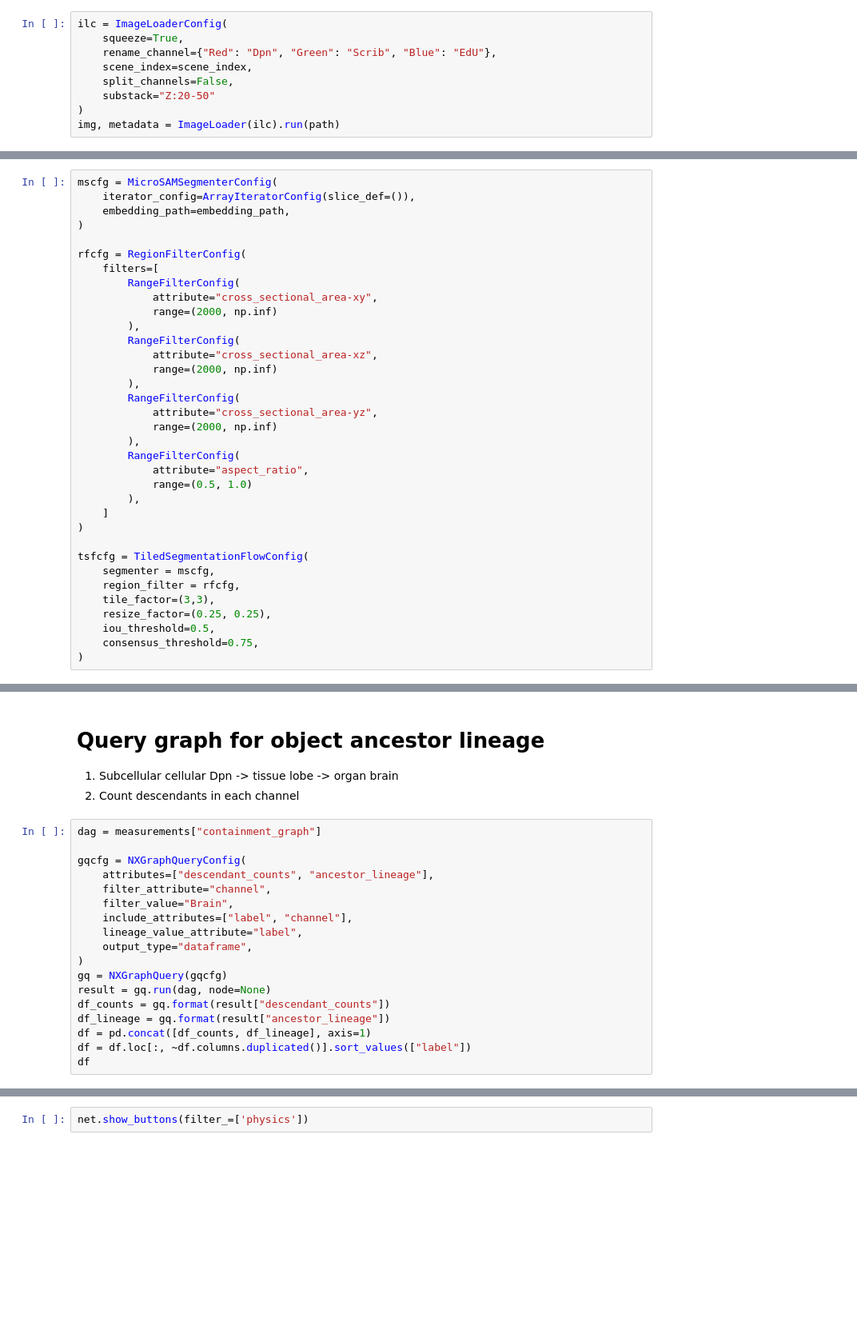
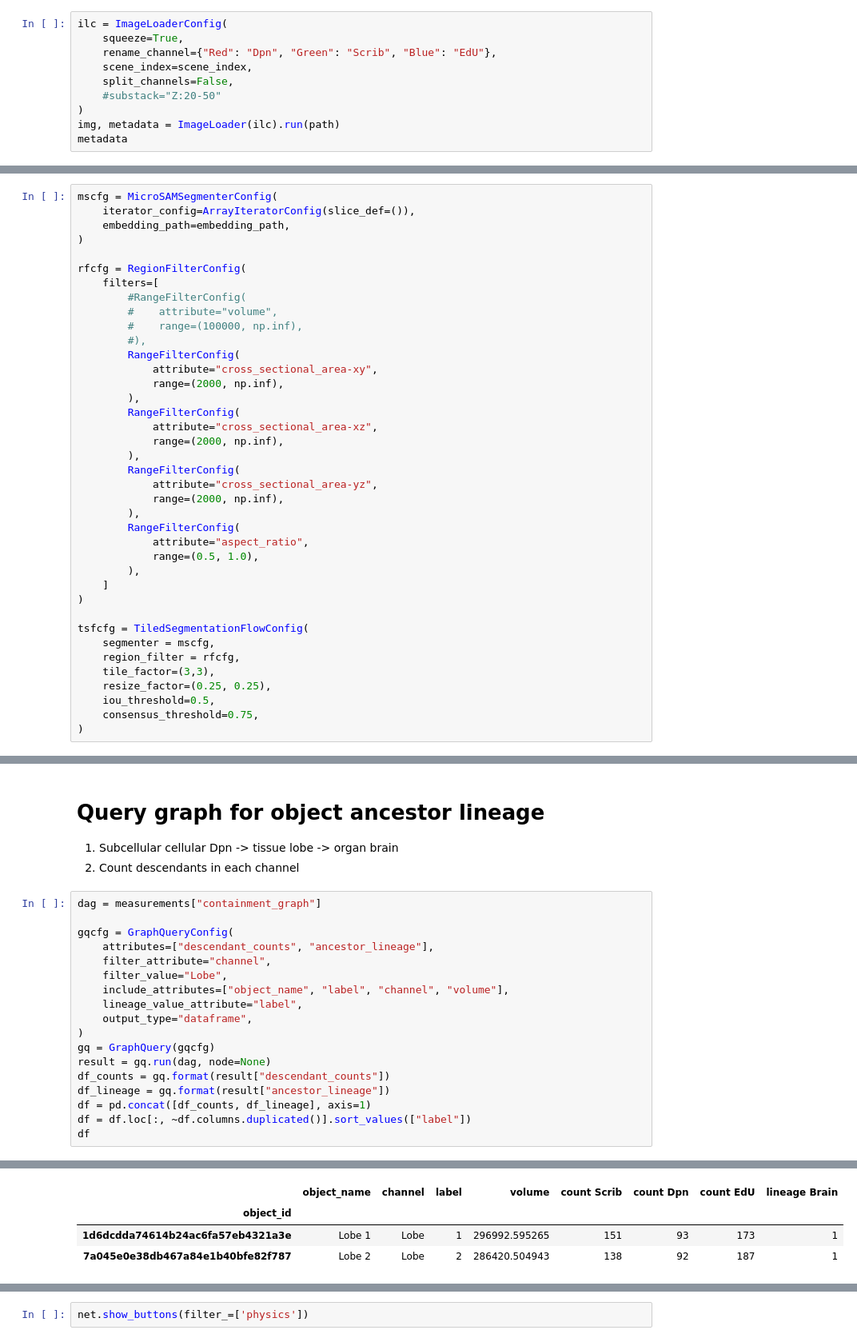
Before and after one commit to ksiller/vistiq, a Jupyter notebook: notebooks/hierarchical-analysis.ipynb, the cells around one changed output, grey strips where cells are left out. Shown at 80% size. Saved outputs shown, nothing was run; the diff lists cells and outputs as text; blank space fills up the shorter version.

```diff
--- a/notebooks/hierarchical-analysis.ipynb
+++ b/notebooks/hierarchical-analysis.ipynb
@@ -62,6 +72,7 @@ ilc = ImageLoaderConfig(
     rename_channel={"Red": "Dpn", "Green": "Scrib", "Blue": "EdU"},
     scene_index=scene_index,
     split_channels=False,
-    substack="Z:20-50"
+    #substack="Z:20-50"
 )
 img, metadata = ImageLoader(ilc).run(path)
+metadata
@@ -123,21 +168,25 @@ mscfg = MicroSAMSegmenterConfig(
 
 rfcfg = RegionFilterConfig(
     filters=[
+        #RangeFilterConfig(
+        #    attribute="volume",
+        #    range=(100000, np.inf),
+        #),
         RangeFilterConfig(
             attribute="cross_sectional_area-xy",
-            range=(2000, np.inf)
+            range=(2000, np.inf),
         ),
         RangeFilterConfig(
             attribute="cross_sectional_area-xz",
-            range=(2000, np.inf)
+            range=(2000, np.inf),
         ),
         RangeFilterConfig(
             attribute="cross_sectional_area-yz",
-            range=(2000, np.inf)
+            range=(2000, np.inf),
         ),
         RangeFilterConfig(
             attribute="aspect_ratio",
-            range=(0.5, 1.0)
+            range=(0.5, 1.0),
         ),
     ]
 )
@@ -323,18 +531,19 @@ df
 # %%
 dag = measurements["containment_graph"]
 
-gqcfg = NXGraphQueryConfig(
+gqcfg = GraphQueryConfig(
     attributes=["descendant_counts", "ancestor_lineage"],
     filter_attribute="channel",
-    filter_value="Brain",
-    include_attributes=["label", "channel"],
+    filter_value="Lobe",
+    include_attributes=["object_name", "label", "channel", "volume"],
     lineage_value_attribute="label",
     output_type="dataframe",
 )
-gq = NXGraphQuery(gqcfg)
+gq = GraphQuery(gqcfg)
 result = gq.run(dag, node=None)
 df_counts = gq.format(result["descendant_counts"])
 df_lineage = gq.format(result["ancestor_lineage"])
 df = pd.concat([df_counts, df_lineage], axis=1)
 df = df.loc[:, ~df.columns.duplicated()].sort_values(["label"])
 df
+# %% [output]
@@ -341,3 +561,7 @@ df
+|  | object_name | channel | label | volume | count Scrib | count Dpn | count EdU | lineage Brain |
+| object_id |  |  |  |  |  |  |  |  |
+| 1d6dcdda74614b24ac6fa57eb4321a3e | Lobe 1 | Lobe | 1 | 296992.595265 | 151 | 93 | 173 | 1 |
+| 7a045e0e38db467a84e1b40bfe82f787 | Lobe 2 | Lobe | 2 | 286420.504943 | 138 | 92 | 187 | 1 |
 # %%
 from pyvis.network import Network
 
```
Also changed, not shown: parts of 25 cells of this notebook, 15 other files.
